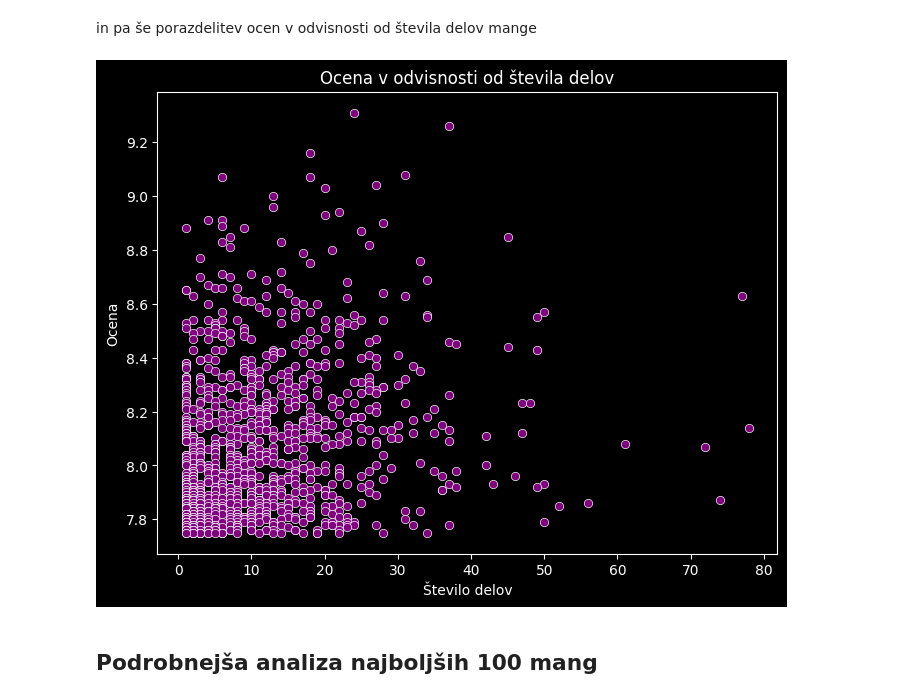
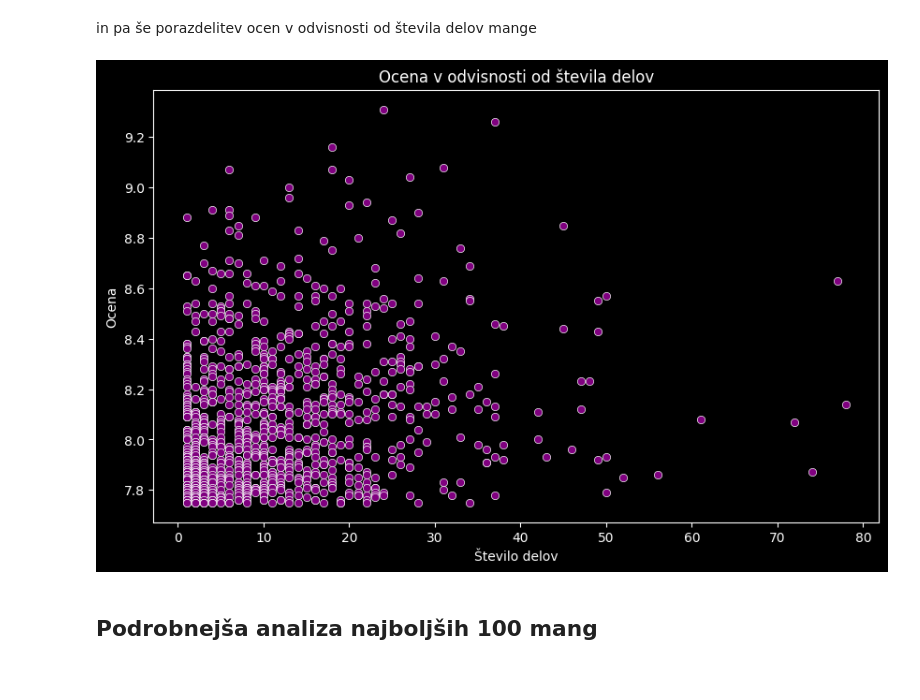
Before and after one commit to slaparj/Projektna_naloga-UVP, a Jupyter notebook: analiza.ipynb, the cells around one changed output. Drawn from its saved outputs; the diff is of its cells as text; code cells hidden in the pictures.

```diff
--- a/analiza.ipynb
+++ b/analiza.ipynb
@@ -82,14 +82,14 @@ plt.show()
 # %% [markdown]
 in pa še porazdelitev ocen v odvisnosti od števila delov mange
 # %%
-plt.figure(figsize=(8, 6))
+plt.figure(figsize=(10, 6))
 sns.scatterplot(x='deli', y='ocena', data=mange1, color='purple')
 plt.title('Ocena v odvisnosti od števila delov')
 plt.xlabel('Število delov')
 plt.ylabel('Ocena')
 plt.show()
 # %% [output]
-[figure, old version]
+[figure, new version]
 # %% [markdown]
 ## Podrobnejša analiza najboljših 100 mang
 # %% [markdown]
```
Also changed, not shown: parts of 4 cells of this notebook.
